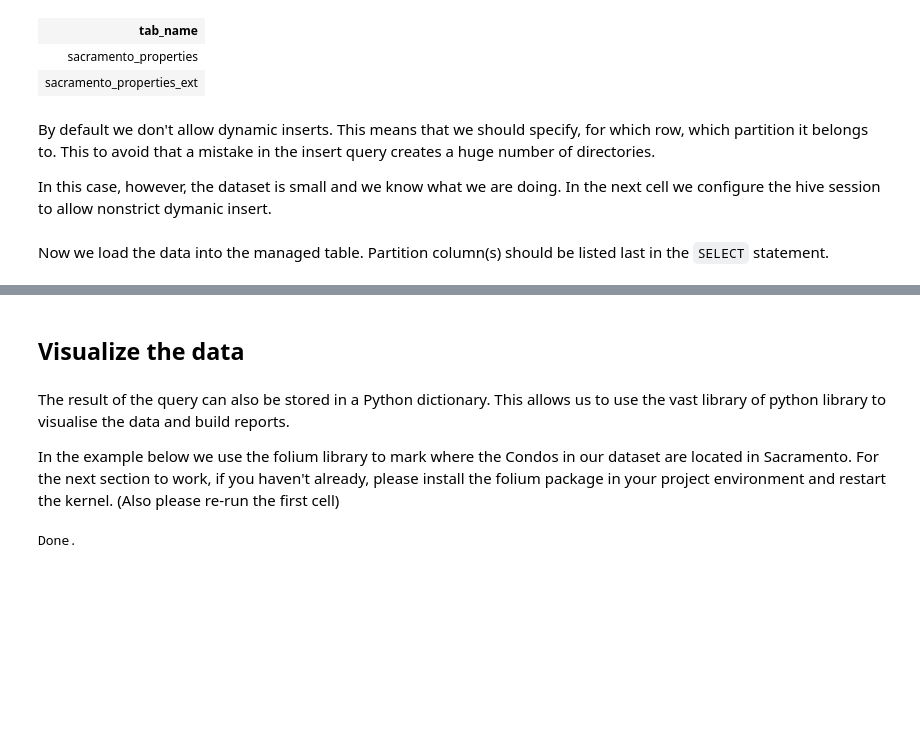
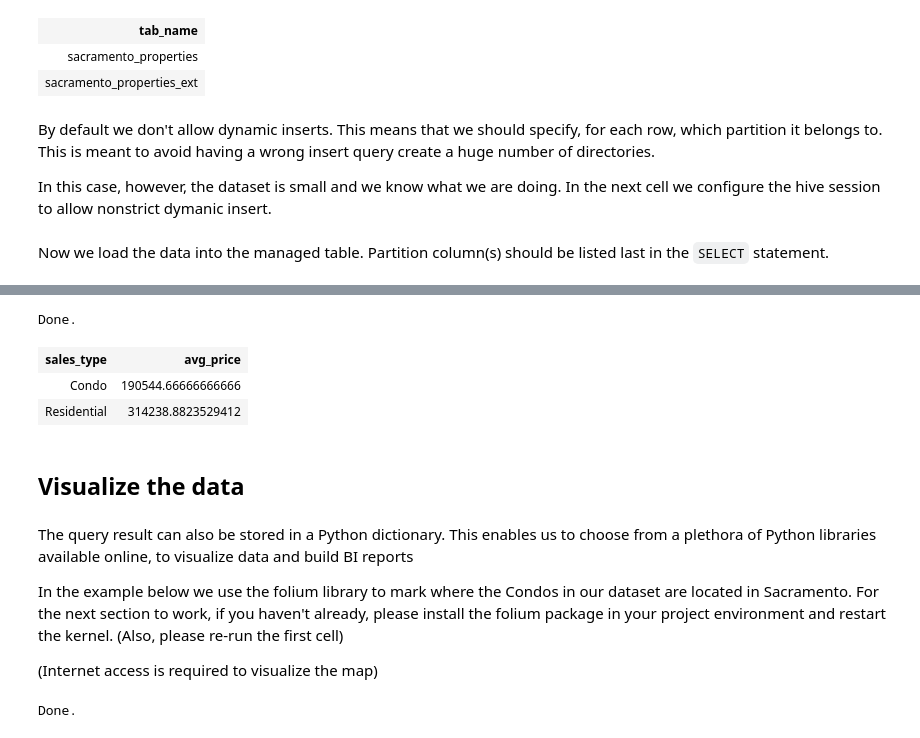
Before and after one commit to logicalclocks/hops-examples, a Jupyter notebook: notebooks/hive/PyHive.ipynb, the cells around one changed output, grey strips where cells are left out. Saved outputs shown, nothing was run; the diff lists cells and outputs as text; code cells hidden in the pictures; blank space fills up the shorter version.

```diff
--- a/notebooks/hive/PyHive.ipynb
+++ b/notebooks/hive/PyHive.ipynb
@@ -90,7 +90,7 @@ Done.
 | sacramento_properties |
 | sacramento_properties_ext |
 # %% [markdown]
-By default we don't allow dynamic inserts. This means that we should specify, for which row, which partition it belongs to. This to avoid that a mistake in the insert query creates a huge number of directories.
+By default we don't allow dynamic inserts. This means that we should specify, for each row, which partition it belongs to. This is meant to avoid having a wrong insert query create a huge number of directories.
 
 In this case, however, the dataset is small and we know what we are doing. In the next cell we configure the hive session to allow nonstrict dymanic insert.
 # %%
@@ -123,12 +123,26 @@ Done.
 | 7110 STELLA LN Unit 15 | CARMICHAEL | CA | 2 | 2 | 1000.0 | Condo | Mon May 19 00:00:00 EDT 2008 | 182000.0 | 38.637398 | -121.30006 | ... |
 | 5847 DEL CAMPO LN | CARMICHAEL | CA | 3 | 1 | 1713.0 | Residential | Mon May 19 00:00:00 EDT 2008 | 266000.0 | 38.671993 | -121.32434 | ... |
 | 4622 MEYER WAY | CARMICHAEL | CA | 4 | 2 | 1559.0 | Residential | Mon May 19 00:00:00 EDT 2008 | 285000.0 | 38.64913 | -121.31067 | ... |
+# %%
+%%sql
+select sales_type, avg(price) as avg_price
+FROM sacramento_properties
+WHERE zip=95608
+GROUP BY sales_type
+LIMIT 10
+# %% [output]
+Done.
+| sales_type | avg_price |
+| Condo | 190544.66666666666 |
+| Residential | 314238.8823529412 |
 # %% [markdown]
 ## Visualize the data
 # %% [markdown]
-The result of the query can also be stored in a Python dictionary. This allows us to use the vast library of python library to visualise the data and build reports.
+The query result can also be stored in a Python dictionary. This enables us to choose from a plethora of Python libraries available online, to visualize data and build BI reports
 
-In the example below we use the folium library to mark where the Condos in our dataset are located in Sacramento. For the next section to work, if you haven't already, please install the folium package in your project environment and restart the kernel. (Also please re-run the first cell)
+In the example below we use the folium library to mark where the Condos in our dataset are located in Sacramento. For the next section to work, if you haven't already, please install the folium package in your project environment and restart the kernel. (Also, please re-run the first cell)
+
+(Internet access is required to visualize the map)
 # %%
 condos = %sql select * from sacramento_properties where `sales_type` = 'Condo'
 # %% [output]
```
Also changed, not shown: parts of 3 cells of this notebook.
